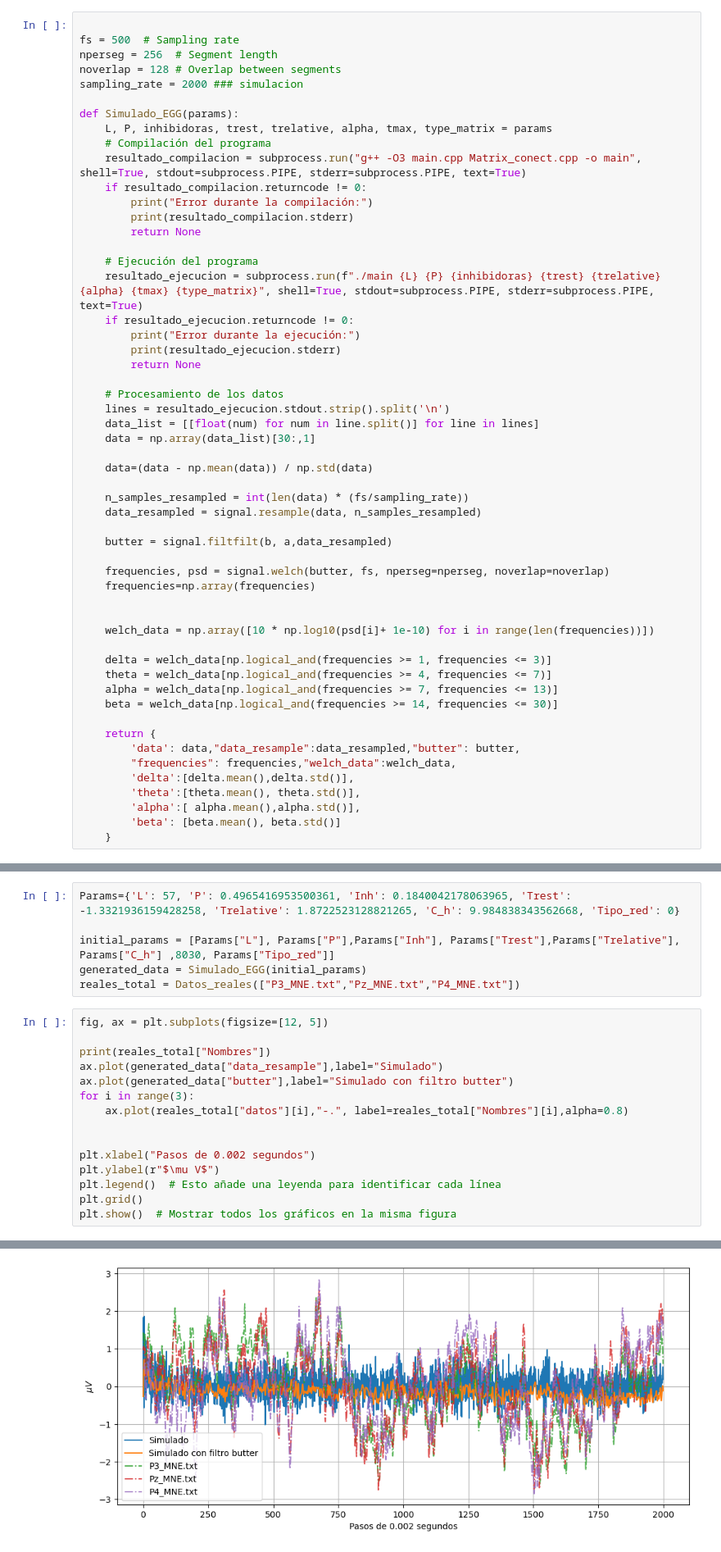
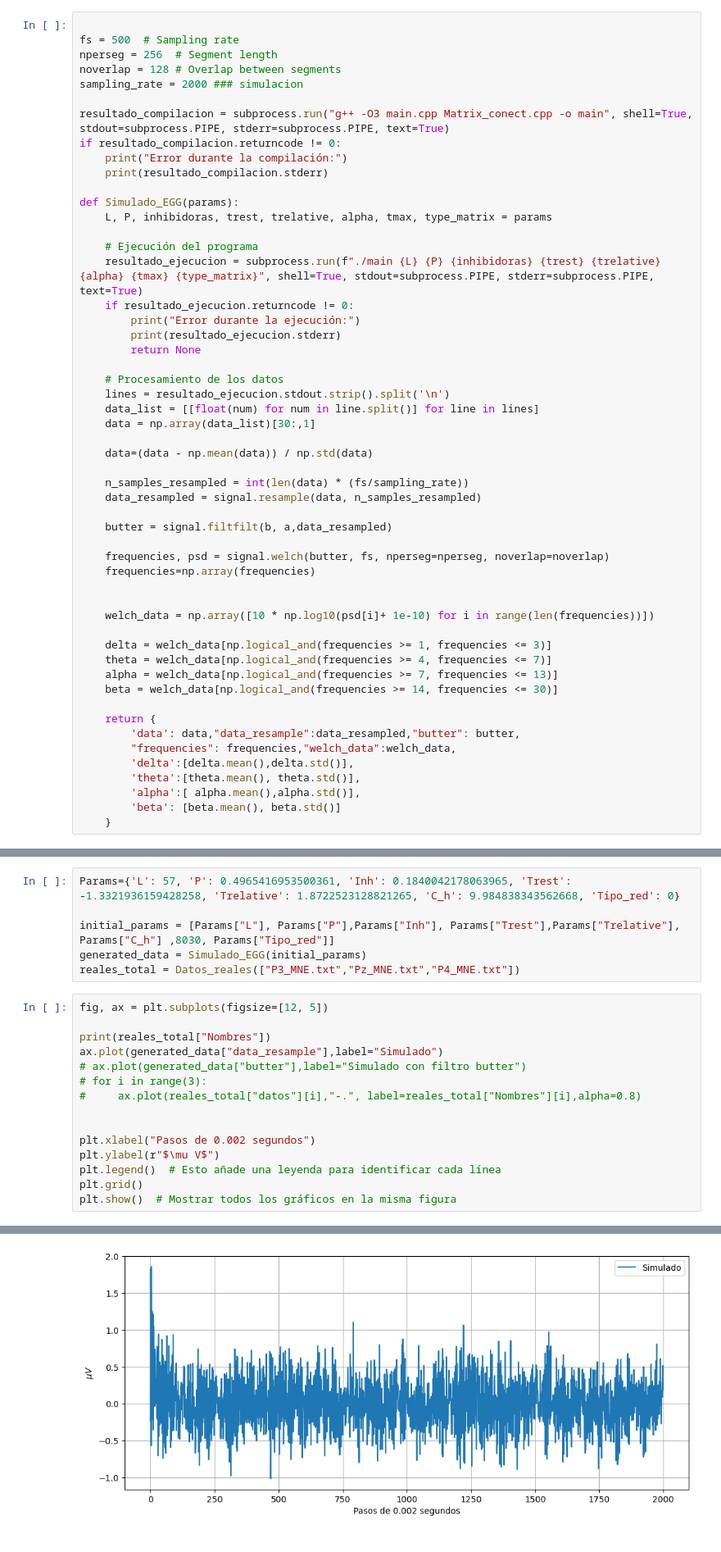
Before and after one commit to juanmillan03/Tesis-CA, a Jupyter notebook: Codigos/V5_G(NP)_python/main.ipynb, the cells around one changed output, grey strips where cells are left out. Shown at 82% size. Drawn from its saved outputs; the diff is of its cells as text.

```diff
--- a/Codigos/V5_G(NP)_python/main.ipynb
+++ b/Codigos/V5_G(NP)_python/main.ipynb
@@ -119,14 +22,13 @@ nperseg = 256  # Segment length
 noverlap = 128 # Overlap between segments
 sampling_rate = 2000 ### simulacion
 
+resultado_compilacion = subprocess.run("g++ -O3 main.cpp Matrix_conect.cpp -o main", shell=True, stdout=subprocess.PIPE, stderr=subprocess.PIPE, text=True)
+if resultado_compilacion.returncode != 0:
+    print("Error durante la compilación:")
+    print(resultado_compilacion.stderr)
+
 def Simulado_EGG(params):
     L, P, inhibidoras, trest, trelative, alpha, tmax, type_matrix = params
-    # Compilación del programa
-    resultado_compilacion = subprocess.run("g++ -O3 main.cpp Matrix_conect.cpp -o main", shell=True, stdout=subprocess.PIPE, stderr=subprocess.PIPE, text=True)
-    if resultado_compilacion.returncode != 0:
-        print("Error durante la compilación:")
-        print(resultado_compilacion.stderr)
-        return None
 
     # Ejecución del programa
     resultado_ejecucion = subprocess.run(f"./main {L} {P} {inhibidoras} {trest} {trelative} {alpha} {tmax} {type_matrix}", shell=True, stdout=subprocess.PIPE, stderr=subprocess.PIPE, text=True)
@@ -232,21 +134,21 @@ reales_total = Datos_reales(["P3_MNE.txt","Pz_MNE.txt","P4_MNE.txt"])
 # %%
 fig, ax = plt.subplots(figsize=[12, 5])
 
 print(reales_total["Nombres"])
 ax.plot(generated_data["data_resample"],label="Simulado")
-ax.plot(generated_data["butter"],label="Simulado con filtro butter")
-for i in range(3):
-    ax.plot(reales_total["datos"][i],"-.", label=reales_total["Nombres"][i],alpha=0.8)
+# ax.plot(generated_data["butter"],label="Simulado con filtro butter")
+# for i in range(3):
+#     ax.plot(reales_total["datos"][i],"-.", label=reales_total["Nombres"][i],alpha=0.8)
 
 
 plt.xlabel("Pasos de 0.002 segundos")
 plt.ylabel(r"$\mu V$")
 plt.legend()  # Esto añade una leyenda para identificar cada línea
 plt.grid()
 plt.show()  # Mostrar todos los gráficos en la misma figura
 # %% [output]
 ['P3_MNE.txt' 'Pz_MNE.txt' 'P4_MNE.txt']
-[figure, old version]
+[figure, new version]
 # %%
 fig, ax = plt.subplots(figsize=[12, 5])
 
```
Also changed, not shown: parts of 7 cells of this notebook, 17 other files.
